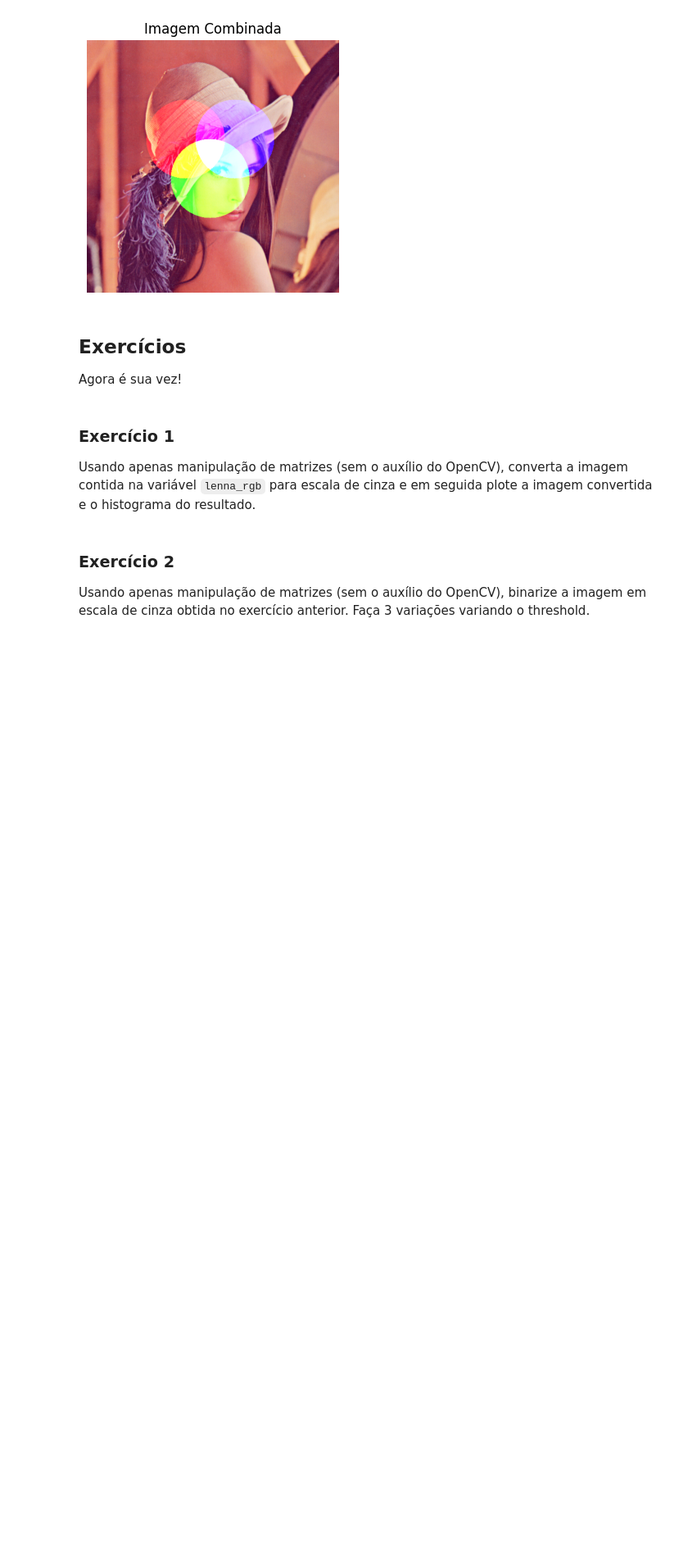
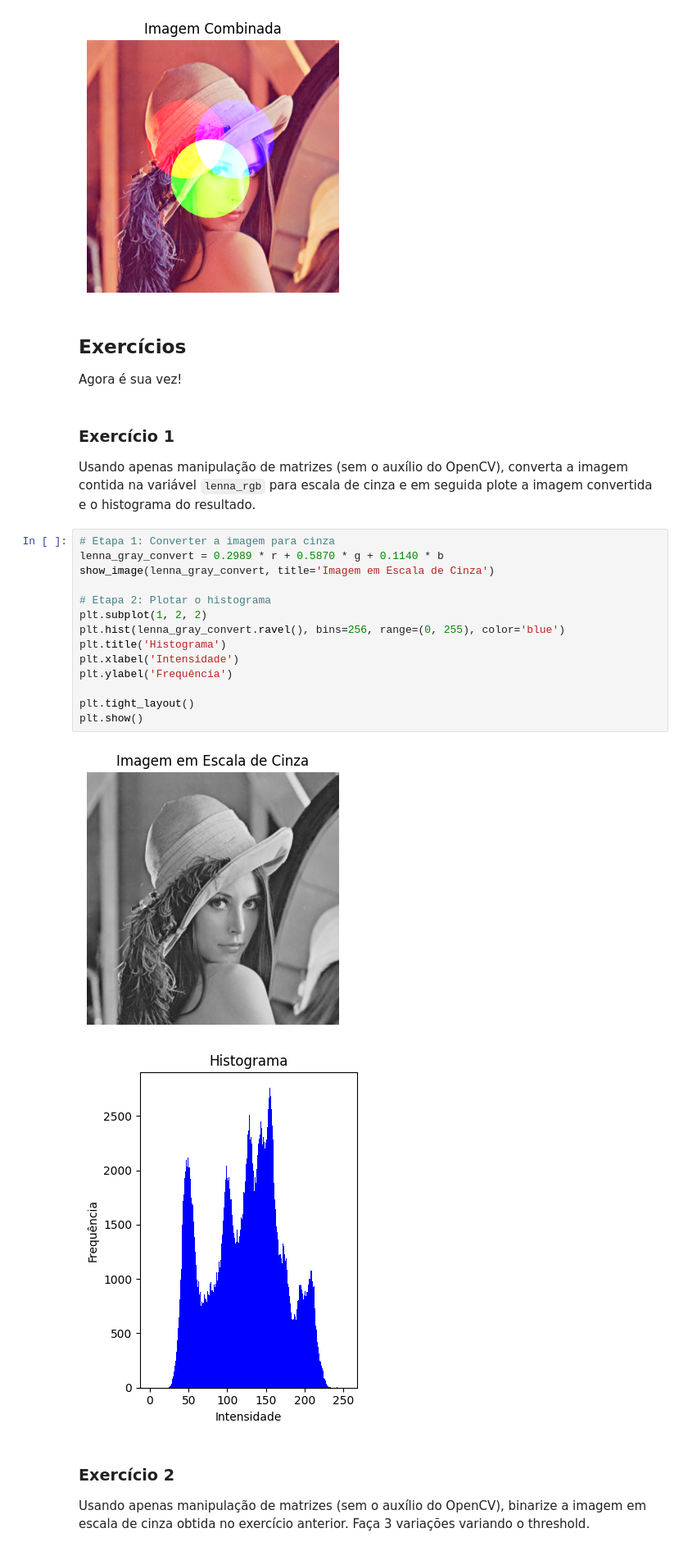
Before and after one commit to Mariacsouza95/clara_coder_python_turma58870, a Jupyter notebook: Part 1 - CNNs/01 - Intro CV.ipynb, the cells around one changed output. Shown at 82% size. Saved outputs shown, nothing was run; the diff lists cells and outputs as text; blank space fills up the shorter version.

```diff
--- a/Part 1 - CNNs/01 - Intro CV.ipynb
+++ b/Part 1 - CNNs/01 - Intro CV.ipynb
@@ -219,6 +217,23 @@ Agora é sua vez!
 # %% [markdown]
 ### Exercício 1
 Usando apenas manipulação de matrizes (sem o auxílio do OpenCV), converta a imagem contida na variável `lenna_rgb` para escala de cinza e em seguida plote a imagem convertida e o histograma do resultado.
+# %%
+# Etapa 1: Converter a imagem para cinza
+lenna_gray_convert = 0.2989 * r + 0.5870 * g + 0.1140 * b
+show_image(lenna_gray_convert, title='Imagem em Escala de Cinza')
+
+# Etapa 2: Plotar o histograma
+plt.subplot(1, 2, 2)
+plt.hist(lenna_gray_convert.ravel(), bins=256, range=(0, 255), color='blue')
+plt.title('Histograma')
+plt.xlabel('Intensidade')
+plt.ylabel('Frequência')
+
+plt.tight_layout()
+plt.show()
+# %% [output]
+[figure, added]
+[figure, added]
 # %% [markdown]
 ### Exercício 2
 Usando apenas manipulação de matrizes (sem o auxílio do OpenCV), binarize a imagem em escala de cinza obtida no exercício anterior. Faça 3 variações variando o threshold.
```
Also changed, not shown: parts of 4 cells of this notebook.
